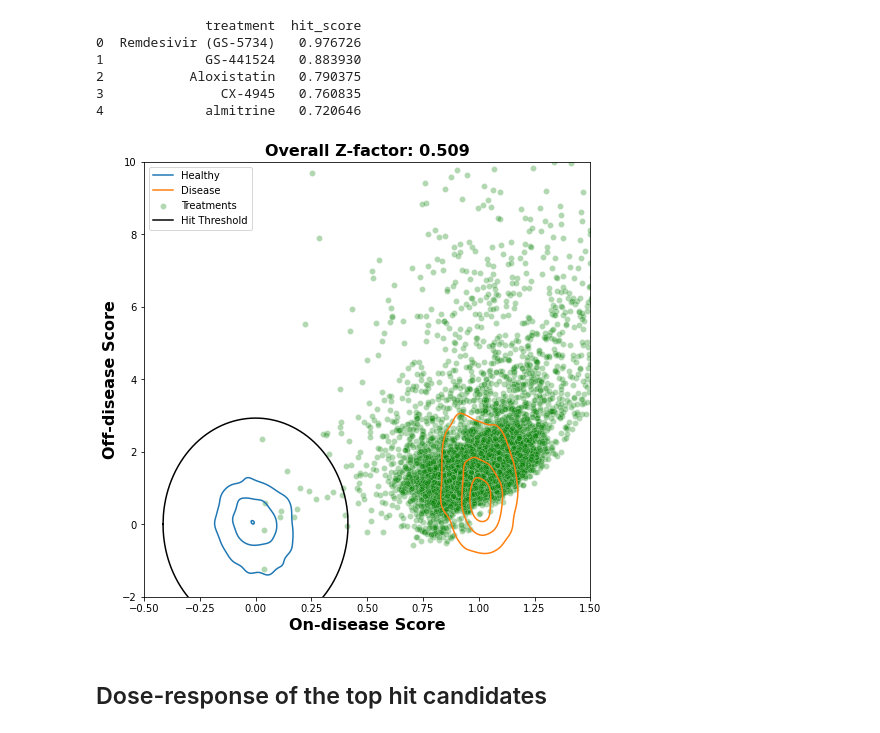
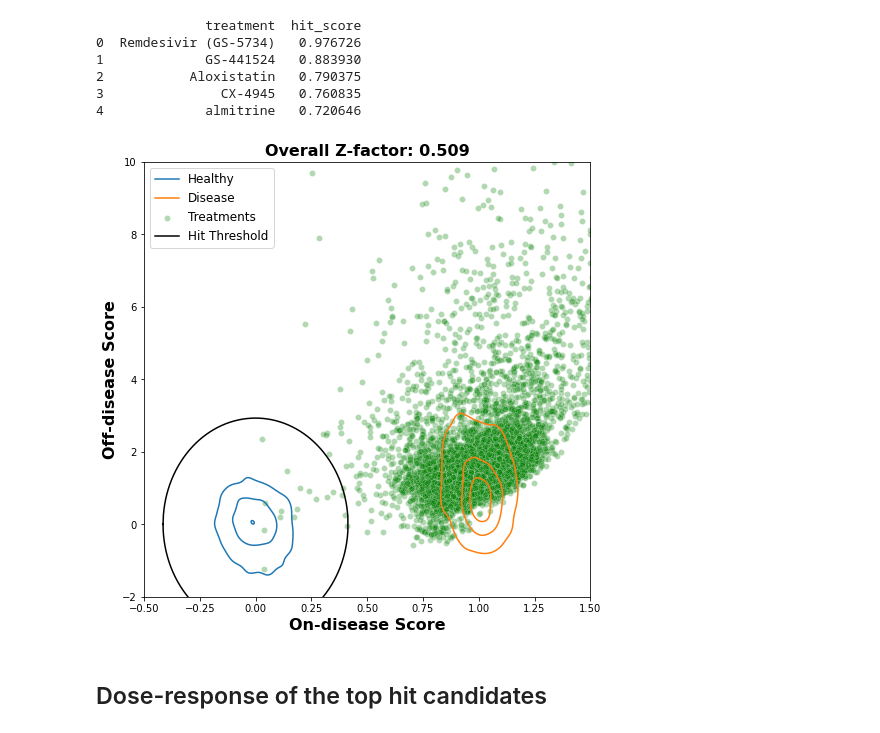
Before and after one commit to jainzana/shared_projects, a Jupyter notebook: _sources/Recursion_2019a_HRCE.ipynb, the cells around one changed output. Saved outputs shown, nothing was run; the diff lists cells and outputs as text; code cells hidden in the pictures.

Commit message:
made legend bigger

```diff
--- a/_sources/Recursion_2019a_HRCE.ipynb
+++ b/_sources/Recursion_2019a_HRCE.ipynb
@@ -1126,35 +1126,36 @@ plt.xlabel('On-disease Score',
 plt.xticks(np.arange(-0.5, 1.75, 0.25));
 plt.ylabel('Off-disease Score',
            fontdict={'weight': 'bold', 'size': 16});
 plt.title('Overall Z-factor: {:.3f}'.format(Zfactor.loc['Overall']),
           fontdict={'weight': 'bold', 'size': 16});
 
 lgnd = ax.get_legend()
 handles = lgnd.legendHandles
 
 x_treat = disease_scores.loc[treated]\
                         .groupby(level='samp_group')\
                         .on_disease_score.mean()
 y_treat = disease_scores.loc[treated]\
                         .groupby(level='samp_group')\
                         .off_disease_score.mean()
 sns.scatterplot(x=x_treat,
                       y=y_treat,
                       color='green',
                       alpha=0.3,
                       label='Treatments',
                       ax=ax);
 
 
 plt.plot(x, y, c='k', label='Hit Threshold')
 
 handles2, labels2 = ax.get_legend_handles_labels()
-plt.legend(handles = handles + handles2,
+plt.legend(prop={'size':12},
+           handles = handles + handles2,
            labels=['Healthy', 'Disease']+labels2);
 plt.xlim(-0.5, 1.5);
 plt.ylim(-2, 10);
 # %% [output]
-[figure, old version]
+[figure, new version]
 # %% [markdown]
 ## Dose-response of the top hit candidates
 # %%
```
Also changed, not shown: 2 other files.
